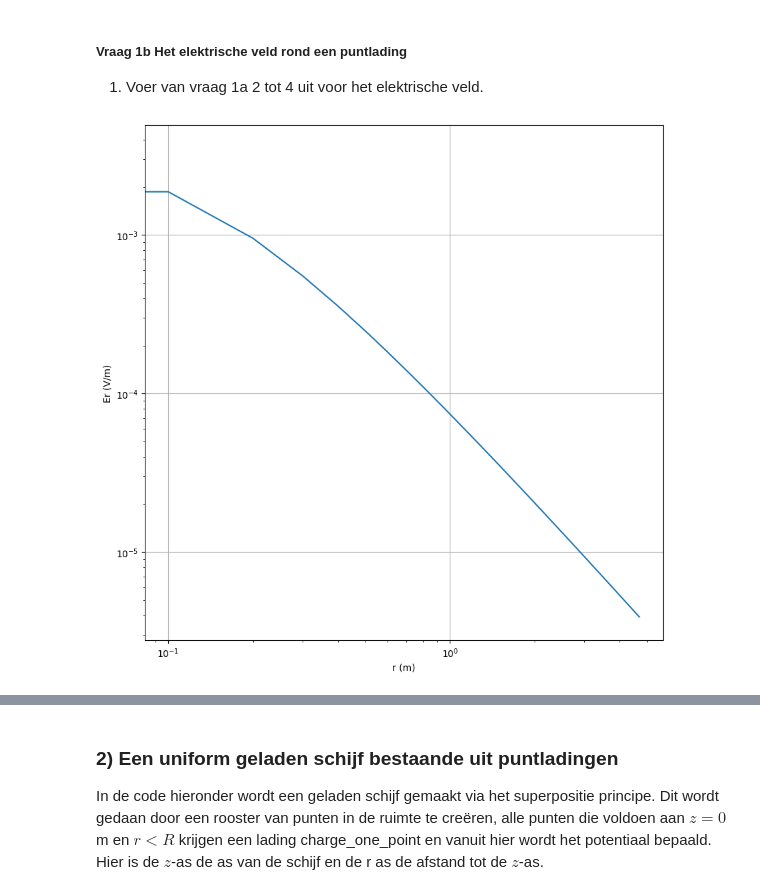
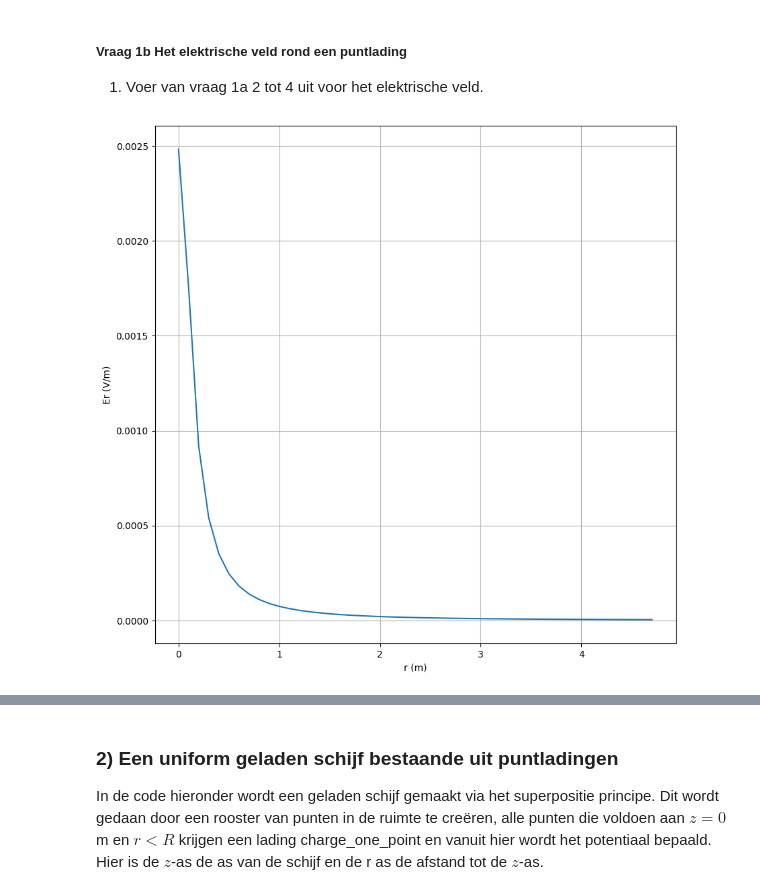
Before and after one commit to gltChboy/opdrachten-DEF-D, a Jupyter notebook: DigitaleOntwerpopdrachten/1CondensatorOpdracht/CondensatorOntwerpopdracht.ipynb, the cells around one changed output, grey strips where cells are left out. Drawn from its saved outputs; the diff is of its cells as text; code cells hidden in the pictures.

```diff
--- a/DigitaleOntwerpopdrachten/1CondensatorOpdracht/CondensatorOntwerpopdracht.ipynb
+++ b/DigitaleOntwerpopdrachten/1CondensatorOpdracht/CondensatorOntwerpopdracht.ipynb
@@ -168,12 +168,12 @@ De exponent waarmee het potentiaal veranderd is: -1.0
 # %%
 #2
 #we hebben normE gebruikt omdat z is niet precies 0 en z dus nog wel een bijdrage heeft voor kleine r
 plt.figure(figsize=(10, 10))
-plt.loglog(r[:-2], normE[I])  # plot normE voor de index die het dichtst bij z=0 ligt in log-log schaal
+plt.plot(r[:-2], Er[I])  # plot normE voor de index die het dichtst bij z=0 ligt in log-log schaal
 plt.xlabel("r (m)")
 plt.ylabel("Er (V/m)")
 
 plt.grid()
 plt.show()
 # %% [output]
-[figure, old version]
+[figure, new version]
```
Also changed, not shown: parts of 3 cells of this notebook.
